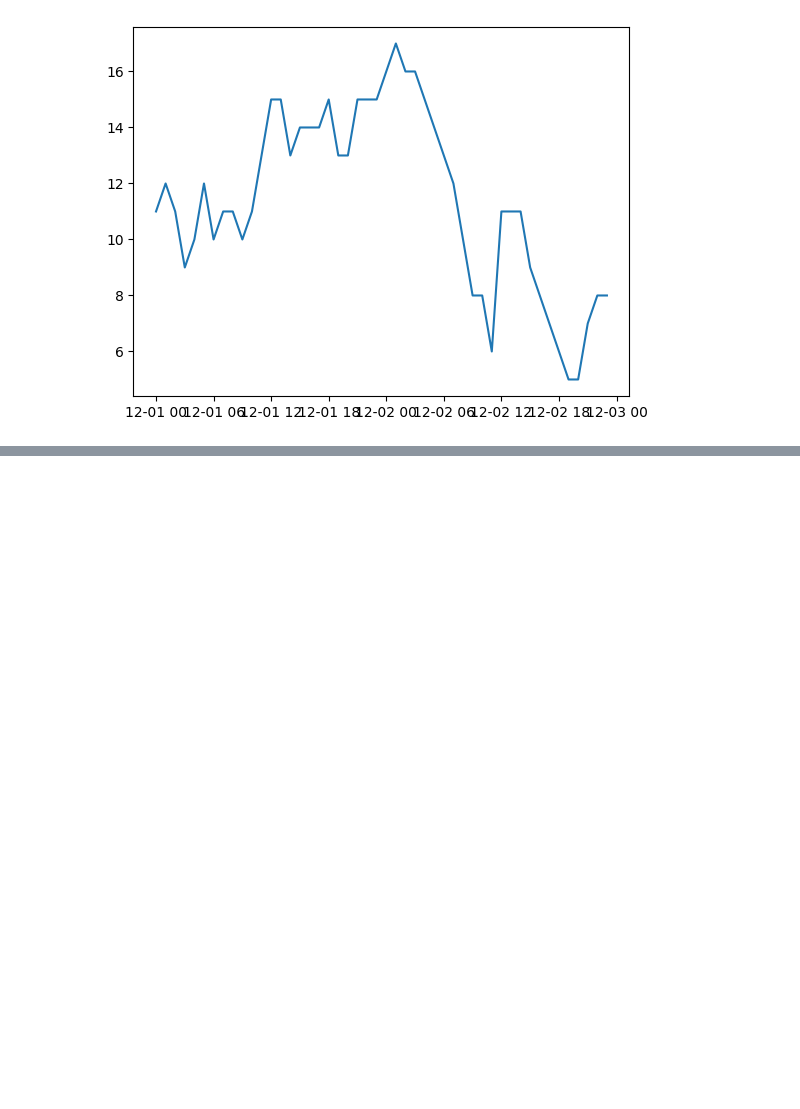
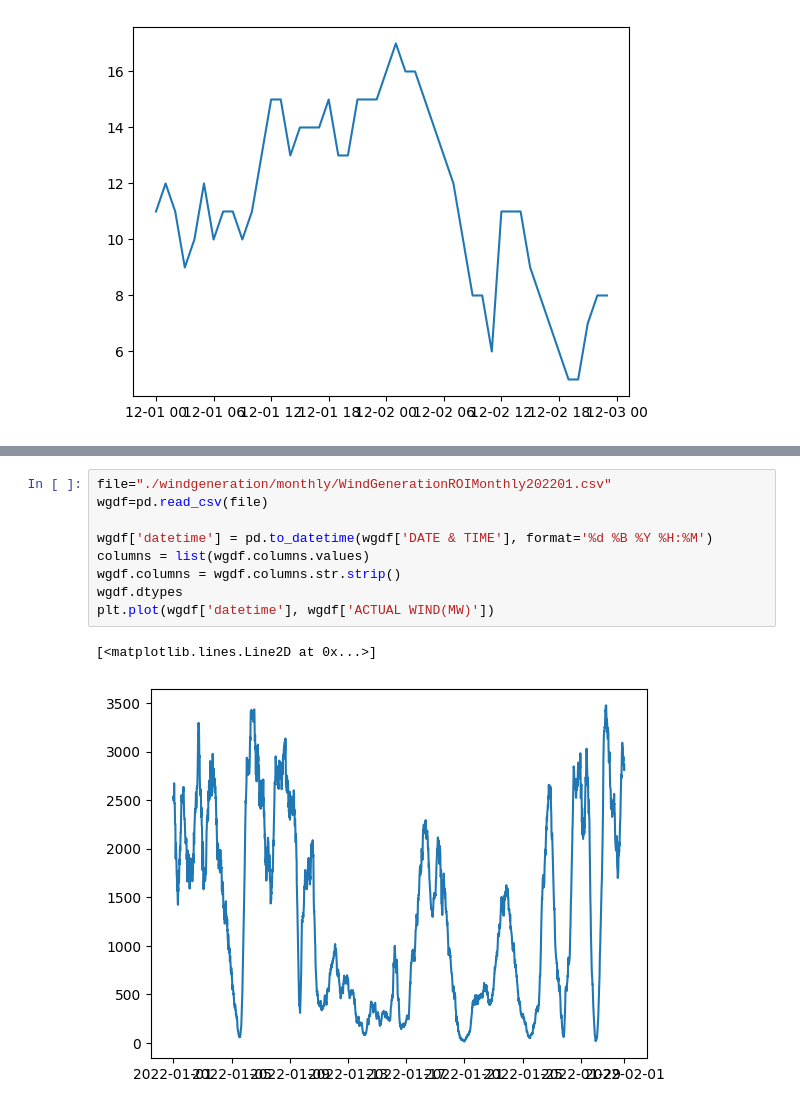
Before and after one commit to lanecolinp/UCDPA_lanecolinp, a Jupyter notebook: WeatherStation.ipynb, the cells around one changed output, grey strips where cells are left out. Drawn from its saved outputs; the diff is of its cells as text; blank space fills up the shorter version.

```diff
--- a/WeatherStation.ipynb
+++ b/WeatherStation.ipynb
@@ -495,0 +549,12 @@ url="https://www.smartgriddashboard.com/DashboardService.svc/csv?area=generation
+# %%
+file="./windgeneration/monthly/WindGenerationROIMonthly202201.csv"
+wgdf=pd.read_csv(file)
+
+wgdf['datetime'] = pd.to_datetime(wgdf['DATE & TIME'], format='%d %B %Y %H:%M')
+columns = list(wgdf.columns.values)
+wgdf.columns = wgdf.columns.str.strip()
+wgdf.dtypes
+plt.plot(wgdf['datetime'], wgdf['ACTUAL WIND(MW)'])
+# %% [output]
+[<matplotlib.lines.Line2D at 0x...>]
+[figure, added]
```
Also changed, not shown: parts of 37 cells of this notebook.
